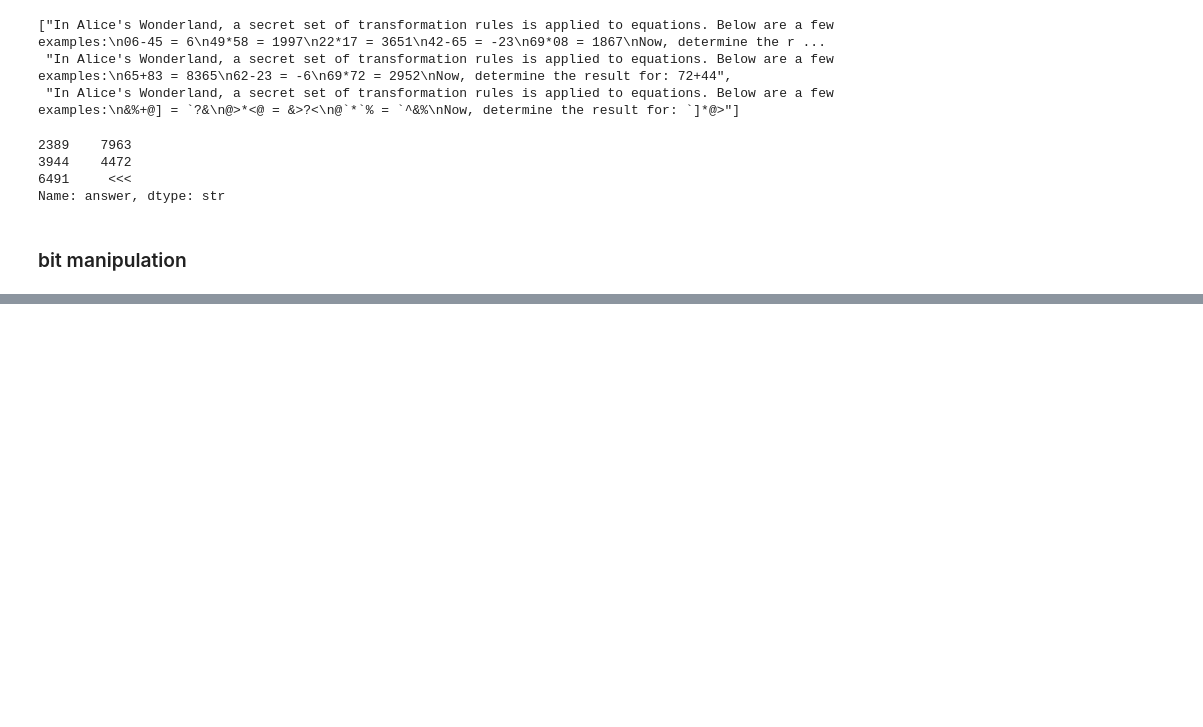
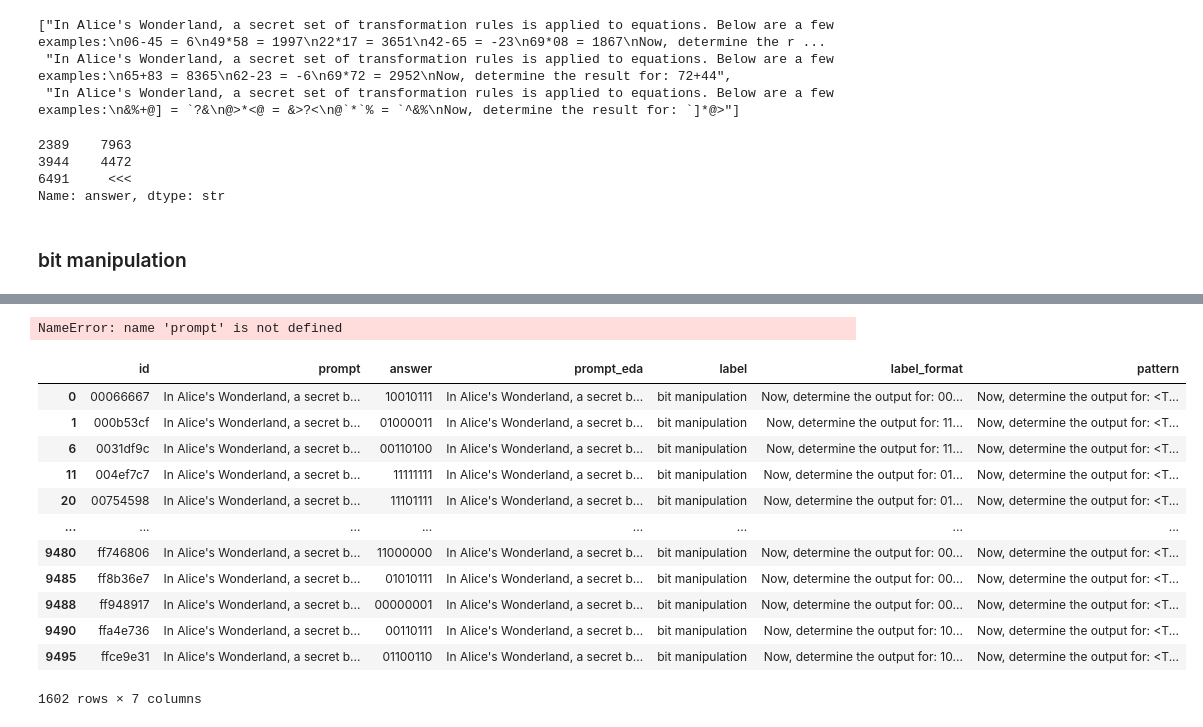
Before and after one commit to bezbahen0/nvidia-nemotron-model-reasoning-challenge, a Jupyter notebook: notebooks/EDA.ipynb, the cells around one changed output, grey strips where cells are left out. Drawn from its saved outputs; the diff is of its cells as text; code cells hidden in the pictures; blank space fills up the shorter version.

```diff
--- a/notebooks/EDA.ipynb
+++ b/notebooks/EDA.ipynb
@@ -472,0 +480,22 @@ Now, determine the output for: 11001010
+# %%
+bit_df = data[data['label'] == 'bit manipulation'].copy()
+# %%
+bit_df.prompt_eda.apply(counter)
+# %% [output]
+NameError: name 'prompt' is not defined
+# %%
+bit_df
+# %% [output]
+|  | id | prompt | answer | prompt_eda | label | label_format | pattern |
+| 0 | 00066667 | In Alice's Wonderland, a secret b... | 10010111 | In Alice's Wonderland, a secret b... | bit manipulation | Now, determine the output for: 00... | Now, determine the output for: <T... |
+| 1 | 000b53cf | In Alice's Wonderland, a secret b... | 01000011 | In Alice's Wonderland, a secret b... | bit manipulation | Now, determine the output for: 11... | Now, determine the output for: <T... |
+| 6 | 0031df9c | In Alice's Wonderland, a secret b... | 00110100 | In Alice's Wonderland, a secret b... | bit manipulation | Now, determine the output for: 11... | Now, determine the output for: <T... |
+| 11 | 004ef7c7 | In Alice's Wonderland, a secret b... | 11111111 | In Alice's Wonderland, a secret b... | bit manipulation | Now, determine the output for: 01... | Now, determine the output for: <T... |
+| 20 | 00754598 | In Alice's Wonderland, a secret b... | 11101111 | In Alice's Wonderland, a secret b... | bit manipulation | Now, determine the output for: 01... | Now, determine the output for: <T... |
+| ... | ... | ... | ... | ... | ... | ... | ... |
+| 9480 | ff746806 | In Alice's Wonderland, a secret b... | 11000000 | In Alice's Wonderland, a secret b... | bit manipulation | Now, determine the output for: 00... | Now, determine the output for: <T... |
+| 9485 | ff8b36e7 | In Alice's Wonderland, a secret b... | 01010111 | In Alice's Wonderland, a secret b... | bit manipulation | Now, determine the output for: 00... | Now, determine the output for: <T... |
+| 9488 | ff948917 | In Alice's Wonderland, a secret b... | 00000001 | In Alice's Wonderland, a secret b... | bit manipulation | Now, determine the output for: 00... | Now, determine the output for: <T... |
+| 9490 | ffa4e736 | In Alice's Wonderland, a secret b... | 00110111 | In Alice's Wonderland, a secret b... | bit manipulation | Now, determine the output for: 10... | Now, determine the output for: <T... |
+| 9495 | ffce9e31 | In Alice's Wonderland, a secret b... | 01100110 | In Alice's Wonderland, a secret b... | bit manipulation | Now, determine the output for: 10... | Now, determine the output for: <T... |
+1602 rows × 7 columns
```
Also changed, not shown: parts of 5 cells of this notebook, 5 other files.
